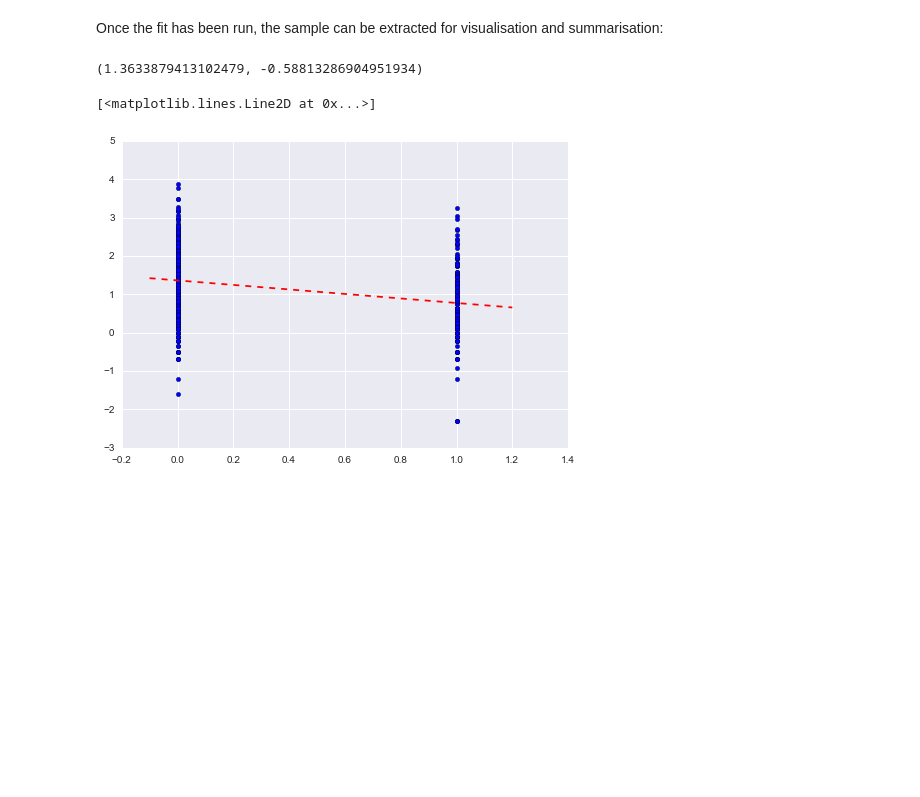
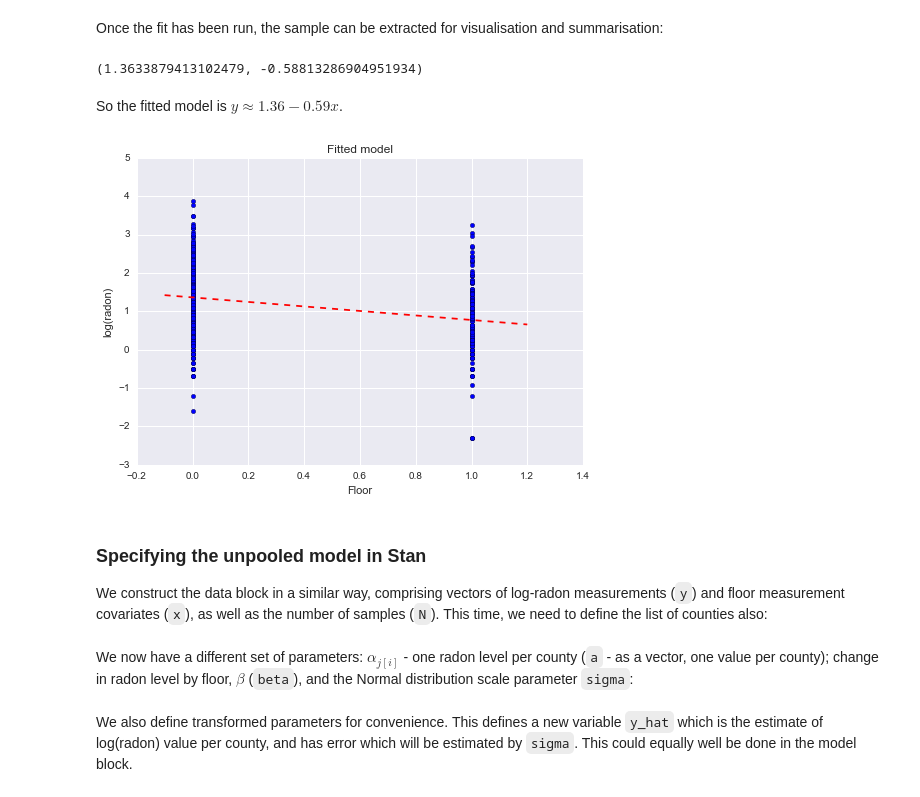
Before and after one commit to widdowquinn/notebooks, a Jupyter notebook: stan_model_radon.ipynb, the cells around one changed output. Cells and saved outputs as stored; diff of their text form; code cells hidden in the pictures; blank space fills up the shorter version.

Commit message:
complete model construction up to end of conventional models

```diff
--- a/stan_model_radon.ipynb
+++ b/stan_model_radon.ipynb
@@ -156,15 +156,24 @@ pooled_sample = pooled_fit.extract(permuted=True)
 # b0 = common radon value across counties
 # m0 = variation in radon level with change in floor
 b0, m0 = pooled_sample['beta'].T.mean(1)
-# %%
-b0, m0
-# %% [output]
-(1.3633879413102479, -0.58813286904951934)
+# %%
+# What are the fitted parameters
+b0, m0
+# %% [output]
+(1.3633879413102479, -0.58813286904951934)
+# %% [markdown]
+So the fitted model is $y \approx 1.36 - 0.59 x$.
 # %%
 # Plot the fitted model (red line) against observed values (blue points)
 plt.scatter(srrs_mn.floor, np.log(srrs_mn.activity + 0.1))
 xvals = np.linspace(-0.1, 1.2)
 plt.plot(xvals, m0 * xvals + b0, 'r--')
+plt.title("Fitted model")
+plt.xlabel("Floor")
+plt.ylabel("log(radon)");
 # %% [output]
-[<matplotlib.lines.Line2D at 0x...>]
-[figure, old version]
+[figure, new version]
+# %% [markdown]
+### Specifying the unpooled model in Stan
+
+We construct the data block in a similar way, comprising vectors of log-radon measurements (`y`) and floor measurement covariates (`x`), as well as the number of samples (`N`). This time, we need to define the list of counties also:
@@ -170,0 +189,2 @@ plt.plot(xvals, m0 * xvals + b0, 'r--')
+# %% [markdown]
+We now have a different set of parameters: $\alpha_{j[i]}$ - one radon level per county (`a` - as a vector, one value per county); change in radon level by floor, $\beta$ (`beta`), and the Normal distribution scale parameter `sigma`:
@@ -170,0 +199,2 @@ plt.plot(xvals, m0 * xvals + b0, 'r--')
+# %% [markdown]
+We also define transformed parameters for convenience. This defines a new variable `y_hat` which is the estimate of log(radon) value per county, and has error which will be estimated by `sigma`. This could equally well be done in the model block.
```
Also changed, not shown: parts of 15 cells of this notebook.
